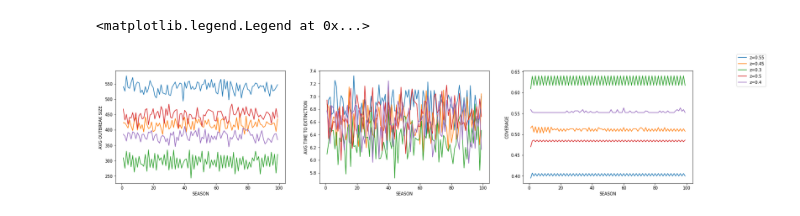
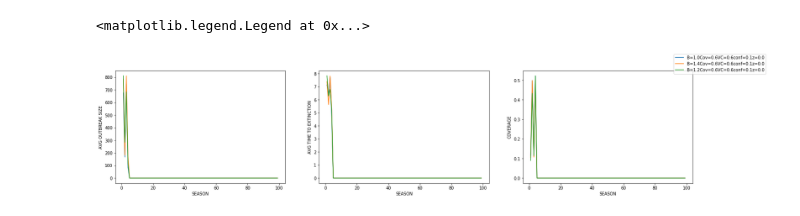
Before and after one commit to SoyaMiyoshi/sir_vaccination, a Jupyter notebook: jupyter/first-plot.ipynb, the cells around one changed output. Saved outputs shown, nothing was run; the diff lists cells and outputs as text; code cells hidden in the pictures.

```diff
--- a/jupyter/first-plot.ipynb
+++ b/jupyter/first-plot.ipynb
@@ -50,20 +50,20 @@ f.legend()
 # %%
-path = '../output1'
+path = '../output26'
 directory = os.fsencode(path)
 
 f, axarr = subplots(1, 3, figsize=(25,5))
 count = 0
 for file in os.listdir(directory):
     filename = os.fsdecode(file)
-    name = find_contents("z", filename)
+    name = find_contents("B", filename)
     if(name):
         p = path + "/" + os.fsdecode(filename)
         df = pd.read_csv(p)
         color = "C" + str(count)
         my_plot(df, name, color)
         count += 1
 
 f.legend()
 # %% [output]
 <matplotlib.legend.Legend at 0x...>
-[figure, old version]
+[figure, new version]
```
Also changed, not shown: parts of 1 cell of this notebook, 5 other files.
